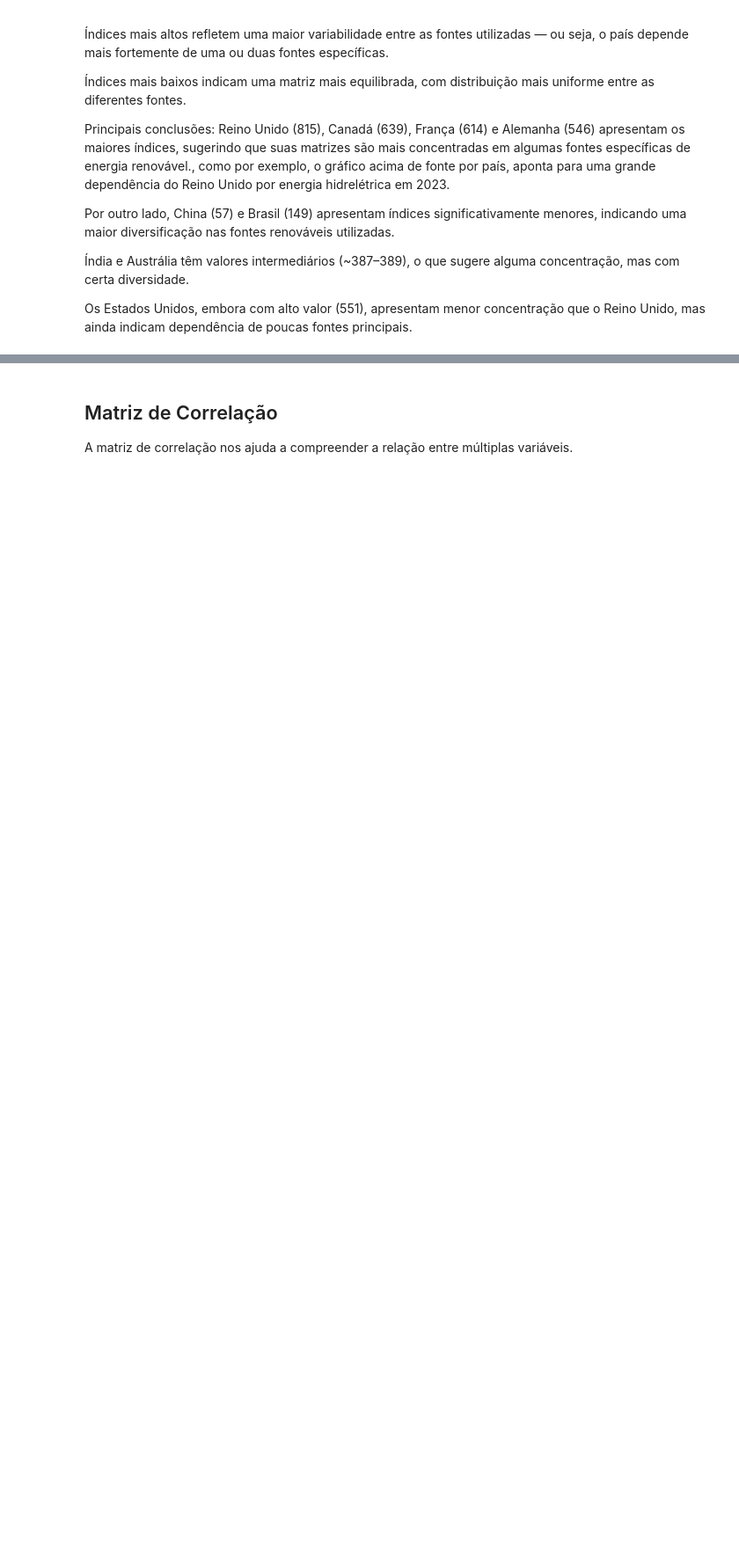
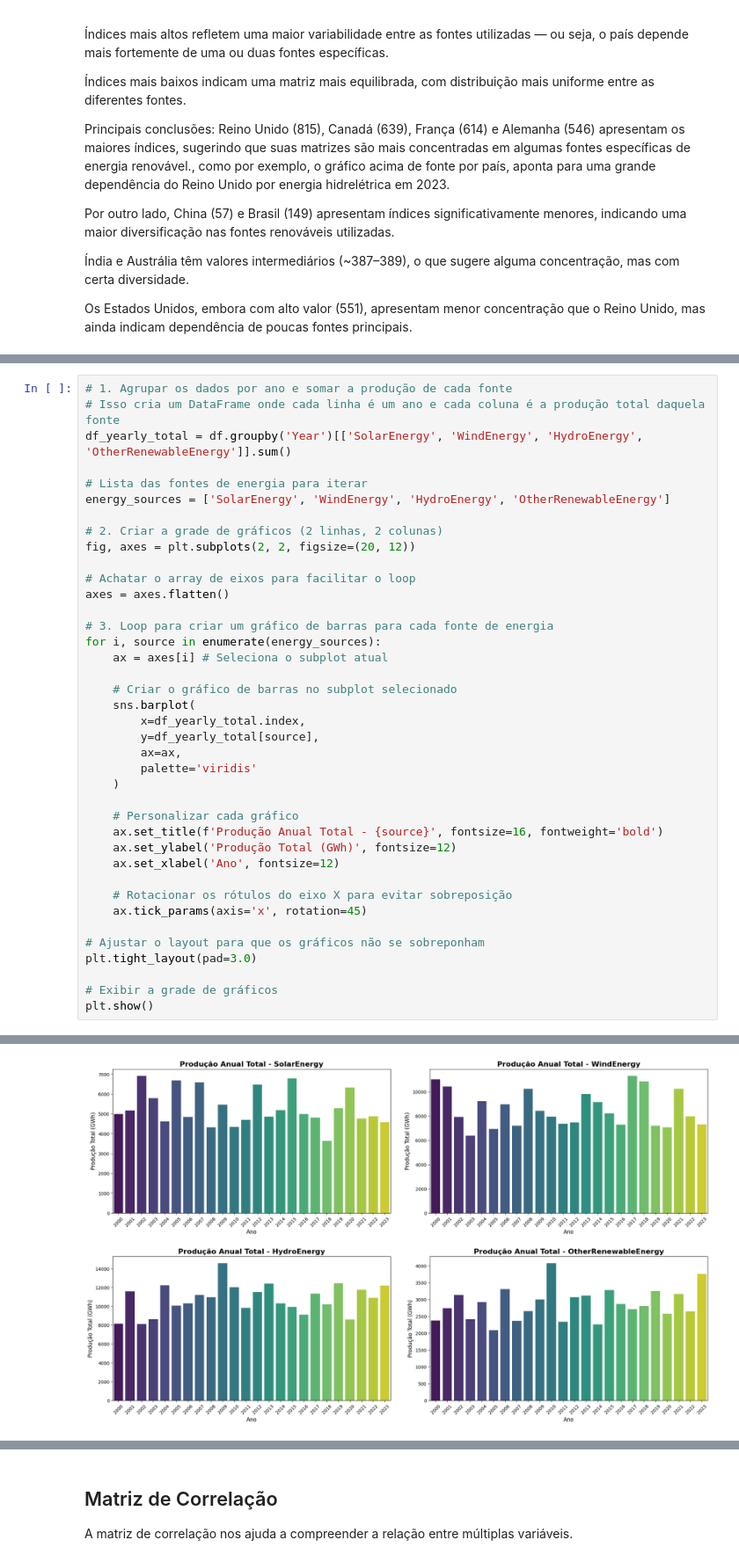
Before and after one commit to mateustabach/EntregasPUC, a Jupyter notebook: MVP1_Mateus_Tabach.ipynb, the cells around one changed output, grey strips where cells are left out. Shown at 88% size. Saved outputs shown, nothing was run; the diff lists cells and outputs as text; blank space fills up the shorter version.

```diff
--- a/MVP1_Mateus_Tabach.ipynb
+++ b/MVP1_Mateus_Tabach.ipynb
@@ -383,0 +387,40 @@ Com a Taxa de crescimento anual por fonte, conseguimos identificar a tendência
+# %%
+# 1. Agrupar os dados por ano e somar a produção de cada fonte
+# Isso cria um DataFrame onde cada linha é um ano e cada coluna é a produção total daquela fonte
+df_yearly_total = df.groupby('Year')[['SolarEnergy', 'WindEnergy', 'HydroEnergy', 'OtherRenewableEnergy']].sum()
+
+# Lista das fontes de energia para iterar
+energy_sources = ['SolarEnergy', 'WindEnergy', 'HydroEnergy', 'OtherRenewableEnergy']
+
+# 2. Criar a grade de gráficos (2 linhas, 2 colunas)
+fig, axes = plt.subplots(2, 2, figsize=(20, 12))
+
+# Achatar o array de eixos para facilitar o loop
+axes = axes.flatten()
+
+# 3. Loop para criar um gráfico de barras para cada fonte de energia
+for i, source in enumerate(energy_sources):
+    ax = axes[i] # Seleciona o subplot atual
+
+    # Criar o gráfico de barras no subplot selecionado
+    sns.barplot(
+        x=df_yearly_total.index,
+        y=df_yearly_total[source],
+        ax=ax,
+        palette='viridis'
+    )
+
+    # Personalizar cada gráfico
+    ax.set_title(f'Produção Anual Total - {source}', fontsize=16, fontweight='bold')
+    ax.set_ylabel('Produção Total (GWh)', fontsize=12)
+    ax.set_xlabel('Ano', fontsize=12)
+
+    # Rotacionar os rótulos do eixo X para evitar sobreposição
+    ax.tick_params(axis='x', rotation=45)
+
+# Ajustar o layout para que os gráficos não se sobreponham
+plt.tight_layout(pad=3.0)
+
+# Exibir a grade de gráficos
+plt.show()
+# %% [output]
@@ -383,0 +442 @@ Com a Taxa de crescimento anual por fonte, conseguimos identificar a tendência
+[figure, added]
```
Also changed, not shown: parts of 6 cells of this notebook.
